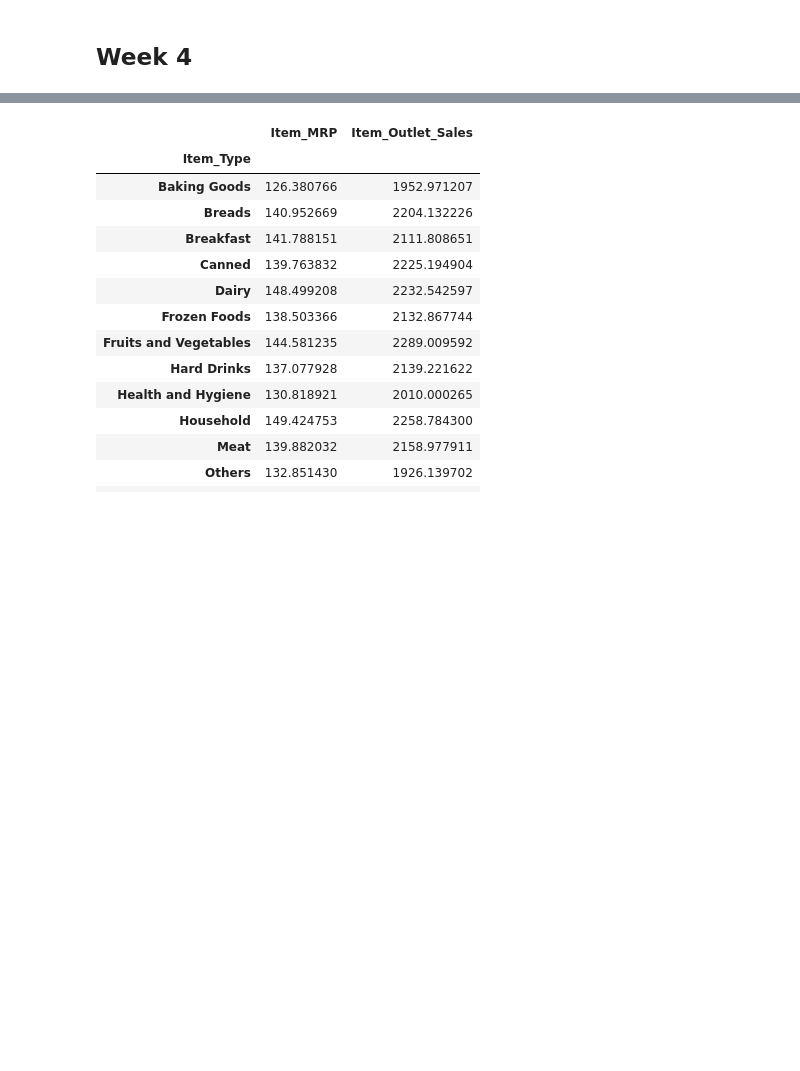
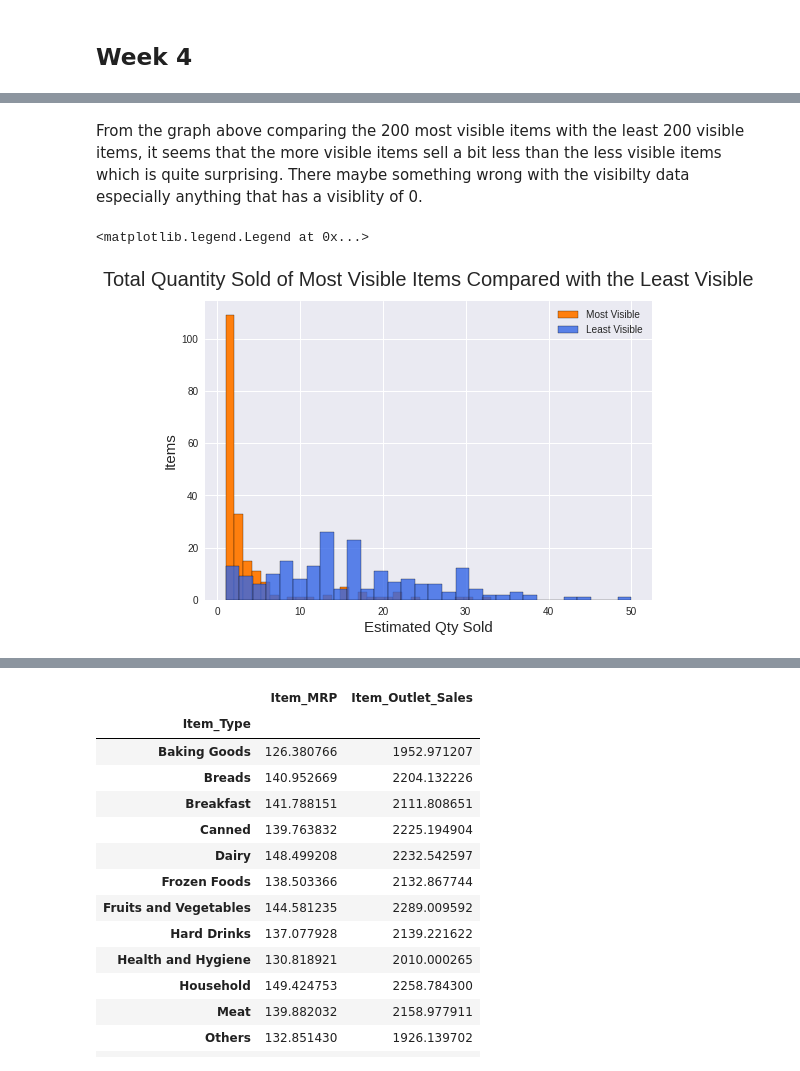
Before and after one commit to ialkamal/food-sales-predictions, a Jupyter notebook: food_sales_predictions.ipynb, the cells around one changed output, grey strips where cells are left out. Drawn from its saved outputs; the diff is of its cells as text; code cells hidden in the pictures; blank space fills up the shorter version.

```diff
--- a/food_sales_predictions.ipynb
+++ b/food_sales_predictions.ipynb
@@ -440,0 +479,12 @@ sns.heatmap(corr,cmap="Blues")
+# %% [markdown]
+From the graph above comparing the 200 most visible items with the least 200 visible items, it seems that the more visible items sell a bit less than the less visible items which is quite surprising. There maybe something wrong with the visibilty data especially anything that has a visiblity of 0.
+# %%
+sns.histplot(most_visible['Estimated_Quantity_Sold'],facecolor='tab:orange',bins=30)
+sns.histplot(least_visible['Estimated_Quantity_Sold'],facecolor=(0.2, 0.4, 0.9, 0.8),bins=30)
+plt.title("Total Quantity Sold of Most Visible Items Compared with the Least Visible",size=20,y=1.03)
+plt.xlabel("Estimated Qty Sold",size=15)
+plt.ylabel("Items",size=15)
+plt.legend(['Most Visible','Least Visible'])
+# %% [output]
+<matplotlib.legend.Legend at 0x...>
+[figure, added]
```
Also changed, not shown: parts of 23 cells of this notebook.
